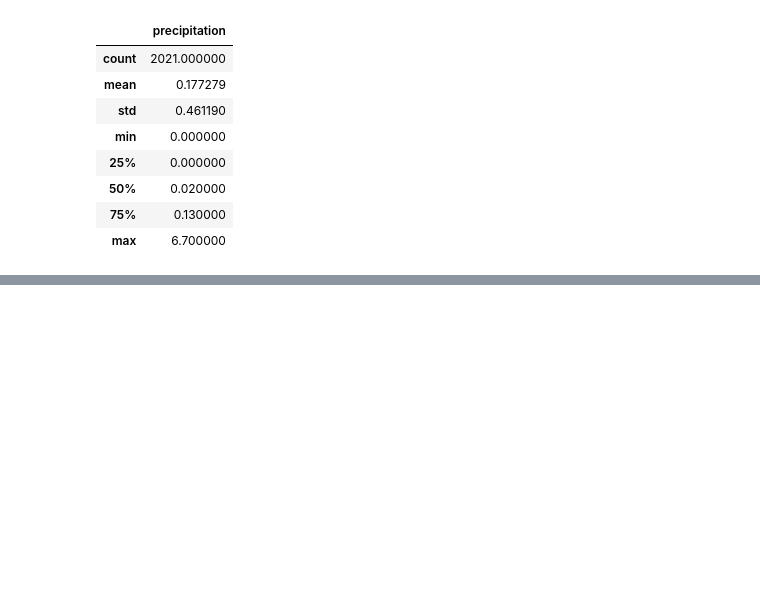
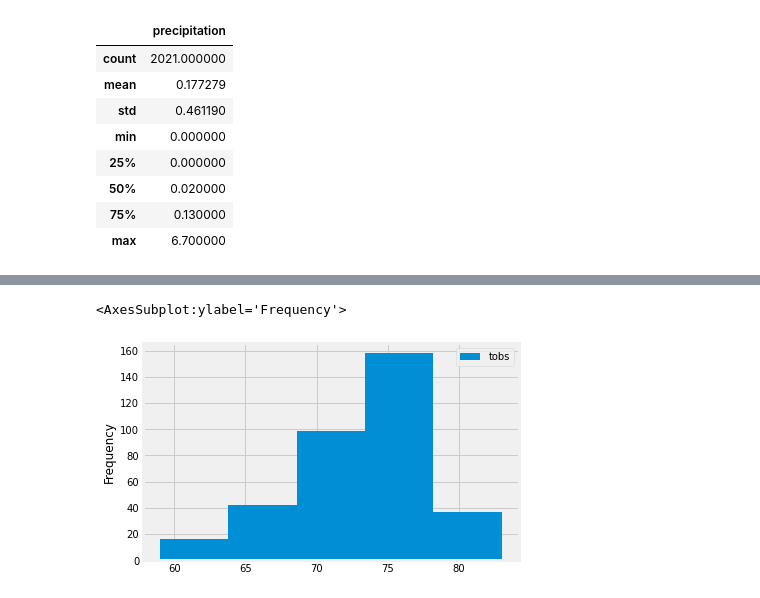
Before and after one commit to rajimuth/surfs-up, a Jupyter notebook: climate_analysis.ipynb, the cells around one changed output, grey strips where cells are left out. Cells and saved outputs as stored; diff of their text form; code cells hidden in the pictures; blank space fills up the shorter version.

```diff
--- a/climate_analysis.ipynb
+++ b/climate_analysis.ipynb
@@ -263,0 +264,6 @@ temp_df.plot.hist(bins=12)
+# %%
+# Histogram with 5 bins
+temp_df.plot.hist(bins=5)
+# %% [output]
+<AxesSubplot:ylabel='Frequency'>
+[figure, added]
```
Also changed, not shown: parts of 20 cells of this notebook, 12 other files.
